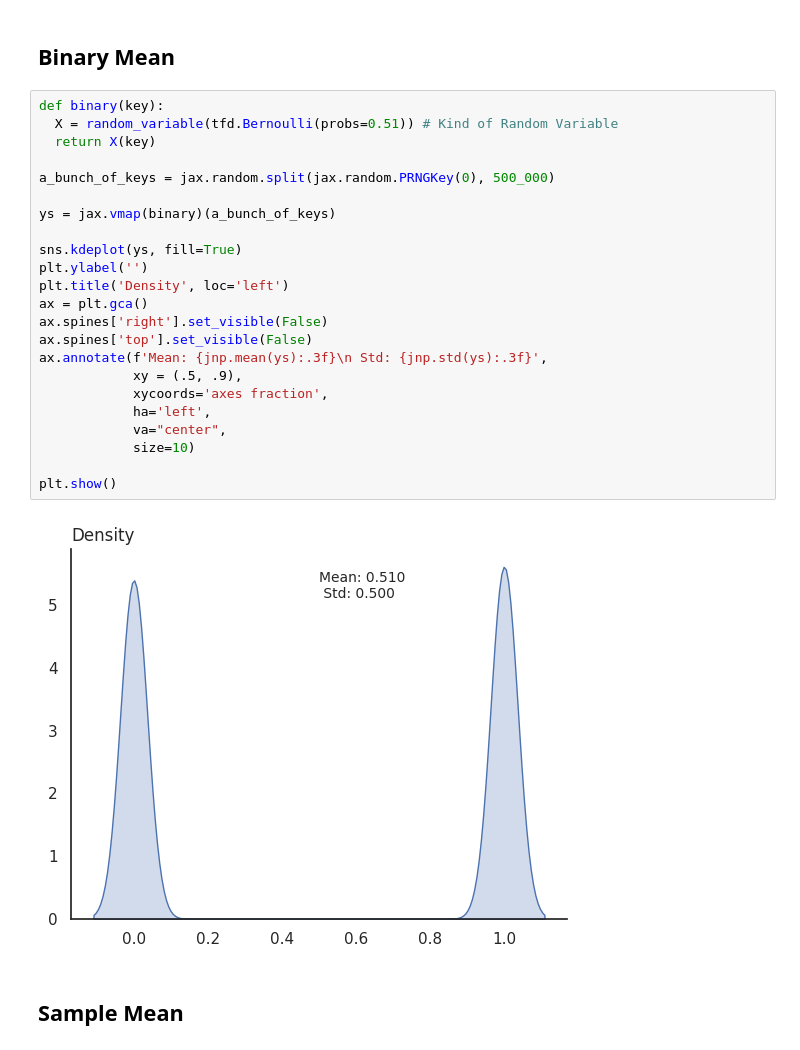
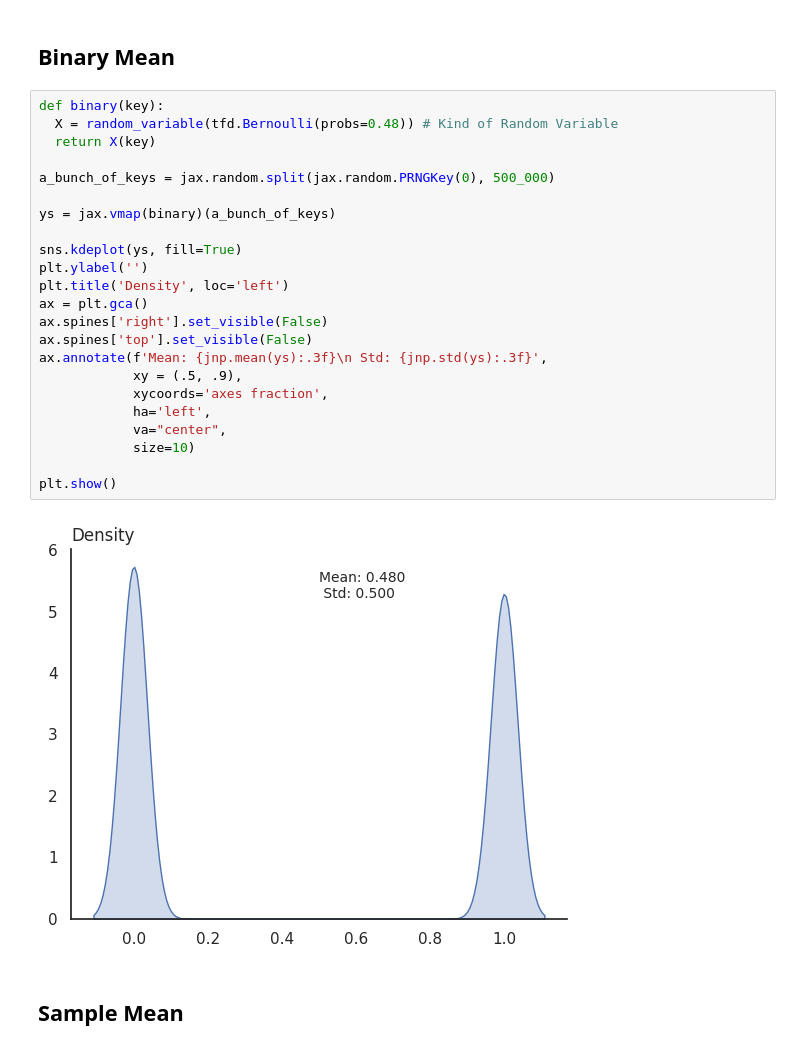
Before and after one commit to pharringtonp19/business-analytics, a Jupyter notebook: notebooks/distributions.ipynb, the cells around one changed output. Saved outputs shown, nothing was run; the diff lists cells and outputs as text.

```diff
--- a/notebooks/distributions.ipynb
+++ b/notebooks/distributions.ipynb
@@ -95,29 +95,29 @@ plt.show()
 ## **Binary Mean**
 # %%
 def binary(key):
-  X = random_variable(tfd.Bernoulli(probs=0.51)) # Kind of Random Variable
+  X = random_variable(tfd.Bernoulli(probs=0.48)) # Kind of Random Variable
   return X(key)
 
 a_bunch_of_keys = jax.random.split(jax.random.PRNGKey(0), 500_000)
 
 ys = jax.vmap(binary)(a_bunch_of_keys)
 
 sns.kdeplot(ys, fill=True)
 plt.ylabel('')
 plt.title('Density', loc='left')
 ax = plt.gca()
 ax.spines['right'].set_visible(False)
 ax.spines['top'].set_visible(False)
 ax.annotate(f'Mean: {jnp.mean(ys):.3f}\n Std: {jnp.std(ys):.3f}',
             xy = (.5, .9),
             xycoords='axes fraction',
             ha='left',
             va="center",
             size=10)
 
 plt.show()
 # %% [output]
-[figure, old version]
+[figure, new version]
 # %% [markdown]
 ## **Sample Mean**
 # %%
```
Also changed, not shown: parts of 2 cells of this notebook.
